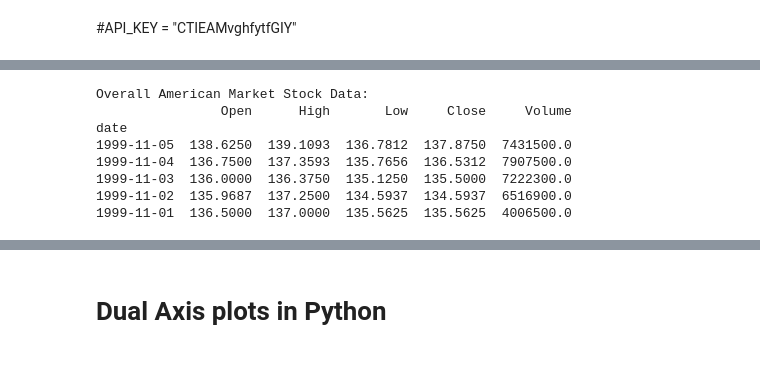
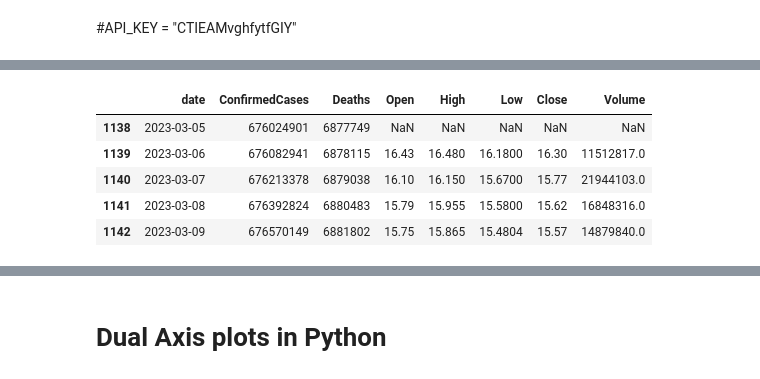
Before and after one commit to kunjalsunny/Covid-19-effect-on-stock-market, a Jupyter notebook: COVID-19 and its effect on the stock market.ipynb, the cells around one changed output, grey strips where cells are left out. Cells and saved outputs as stored; diff of their text form; code cells hidden in the pictures.

```diff
--- a/COVID-19 and its effect on the stock market.ipynb
+++ b/COVID-19 and its effect on the stock market.ipynb
@@ -96,7 +45,7 @@ def fetch_stock_data(symbol, api_key):
     data, meta_data = ts.get_daily(symbol=symbol, outputsize='full')
     return data
 
-api_key = 'CTIJHFHTDHYFRYJIY'
+api_key = 'CTIEAMvghfytfGIY'
 
 # Overall American Market
 american_market_stock = fetch_stock_data('SPY', api_key)
@@ -130,12 +79,21 @@ for df in stock_dataframes:
         '5. volume': 'Volume'
     }, inplace=True)
 print(american_market_stock.tail())
-# %% [output]
-Overall American Market Stock Data:
-                Open      High       Low     Close     Volume
-date
-1999-11-05  138.6250  139.1093  136.7812  137.8750  7431500.0
-1999-11-04  136.7500  137.3593  135.7656  136.5312  7907500.0
-1999-11-03  136.0000  136.3750  135.1250  135.5000  7222300.0
-1999-11-02  135.9687  137.2500  134.5937  134.5937  6516900.0
-1999-11-01  136.5000  137.0000  135.5625  135.5625  4006500.0
+# %%
+#Merging Covid and Metals Dataframe
+global_covid_df['date'] = pd.to_datetime(global_covid_df['date'])
+precious_metals_stock.reset_index(inplace=True)
+precious_metals_stock['date'] = pd.to_datetime(precious_metals_stock['date'])
+
+
+
+merge_precious_metals_df = pd.merge(global_covid_df, precious_metals_stock, how='left', on='date')
+merge_precious_metals_df.tail()
+#global_covid_df.to_csv('Global Covid-19.csv', index=False)
+# %% [output]
+|  | date | ConfirmedCases | Deaths | Open | High | Low | Close | Volume |
+| 1138 | 2023-03-05 | 676024901 | 6877749 | NaN | NaN | NaN | NaN | NaN |
+| 1139 | 2023-03-06 | 676082941 | 6878115 | 16.43 | 16.480 | 16.1800 | 16.30 | 11512817.0 |
+| 1140 | 2023-03-07 | 676213378 | 6879038 | 16.10 | 16.150 | 15.6700 | 15.77 | 21944103.0 |
+| 1141 | 2023-03-08 | 676392824 | 6880483 | 15.79 | 15.955 | 15.5800 | 15.62 | 16848316.0 |
+| 1142 | 2023-03-09 | 676570149 | 6881802 | 15.75 | 15.865 | 15.4804 | 15.57 | 14879840.0 |
```
Also changed, not shown: parts of 11 cells of this notebook.
